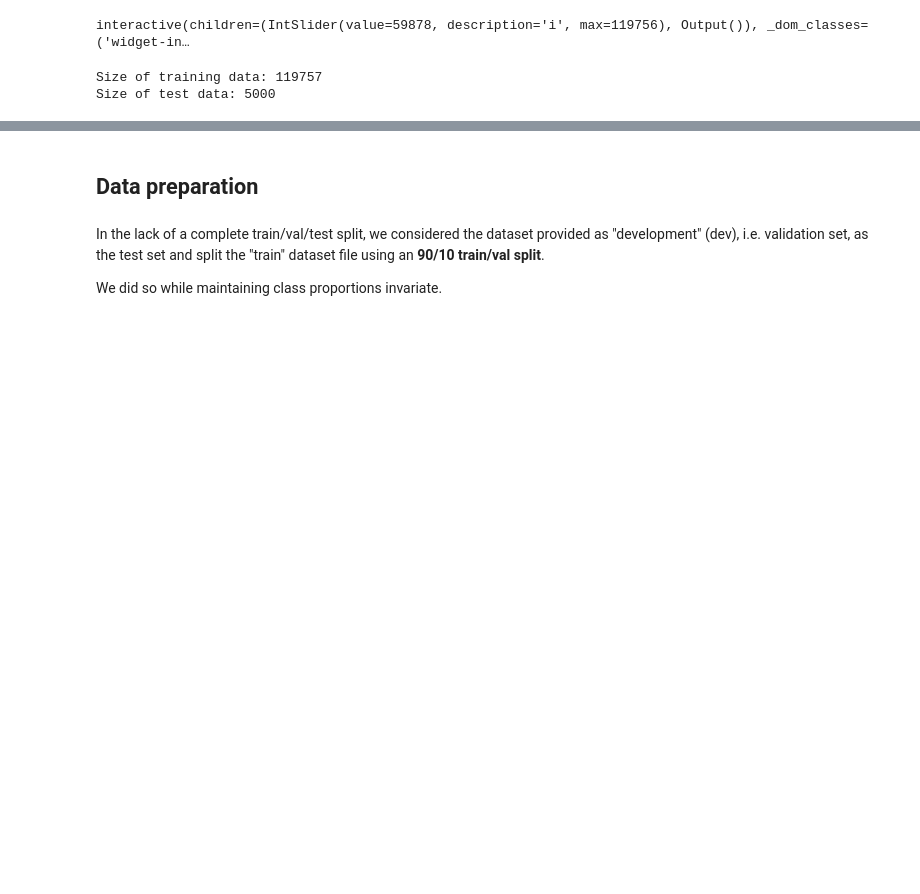
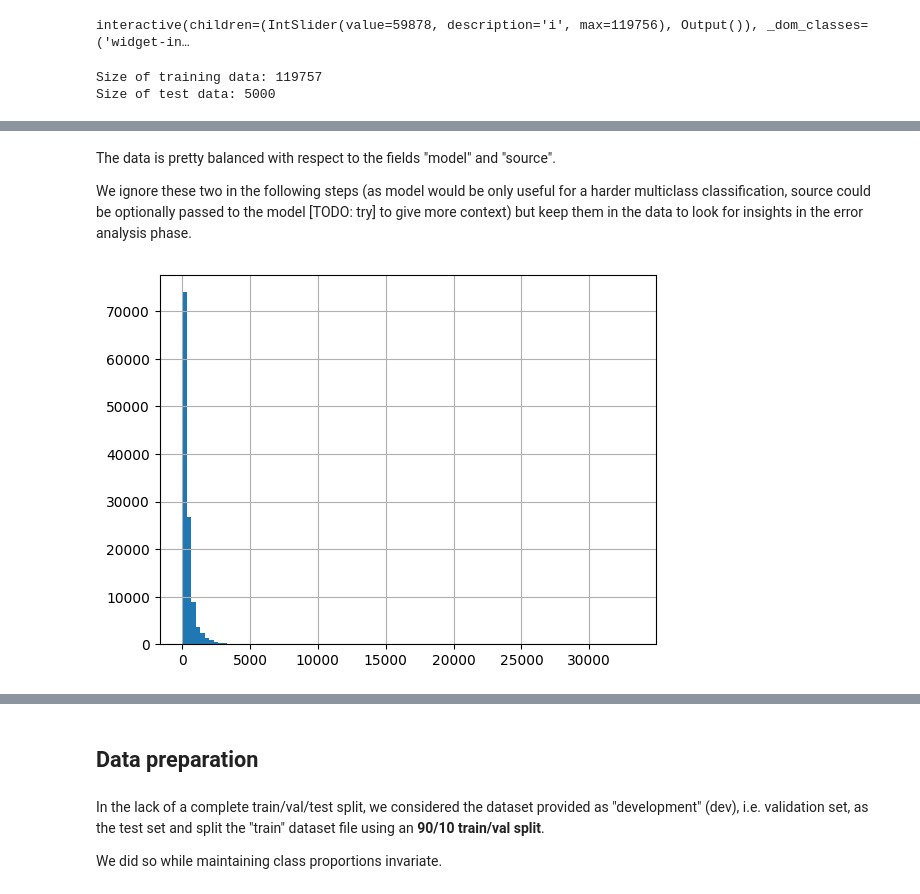
Before and after one commit to edomerli/machine-generated-text-classification, a Jupyter notebook: main.ipynb, the cells around one changed output, grey strips where cells are left out. Cells and saved outputs as stored; diff of their text form; code cells hidden in the pictures; blank space fills up the shorter version.

```diff
--- a/main.ipynb
+++ b/main.ipynb
@@ -48,0 +78,8 @@ Size of test data: 5000
+# %% [markdown]
+The data is pretty balanced with respect to the fields "model" and "source".
+
+We ignore these two in the following steps (as model would be only useful for a harder multiclass classification, source could be optionally passed to the model [TODO: try] to give more context) but keep them in the data to look for insights in the error analysis phase.
+# %%
+train_df_stats['word_count'].hist(bins=100);
+# %% [output]
+[figure, added]
```
Also changed, not shown: parts of 11 cells of this notebook.
